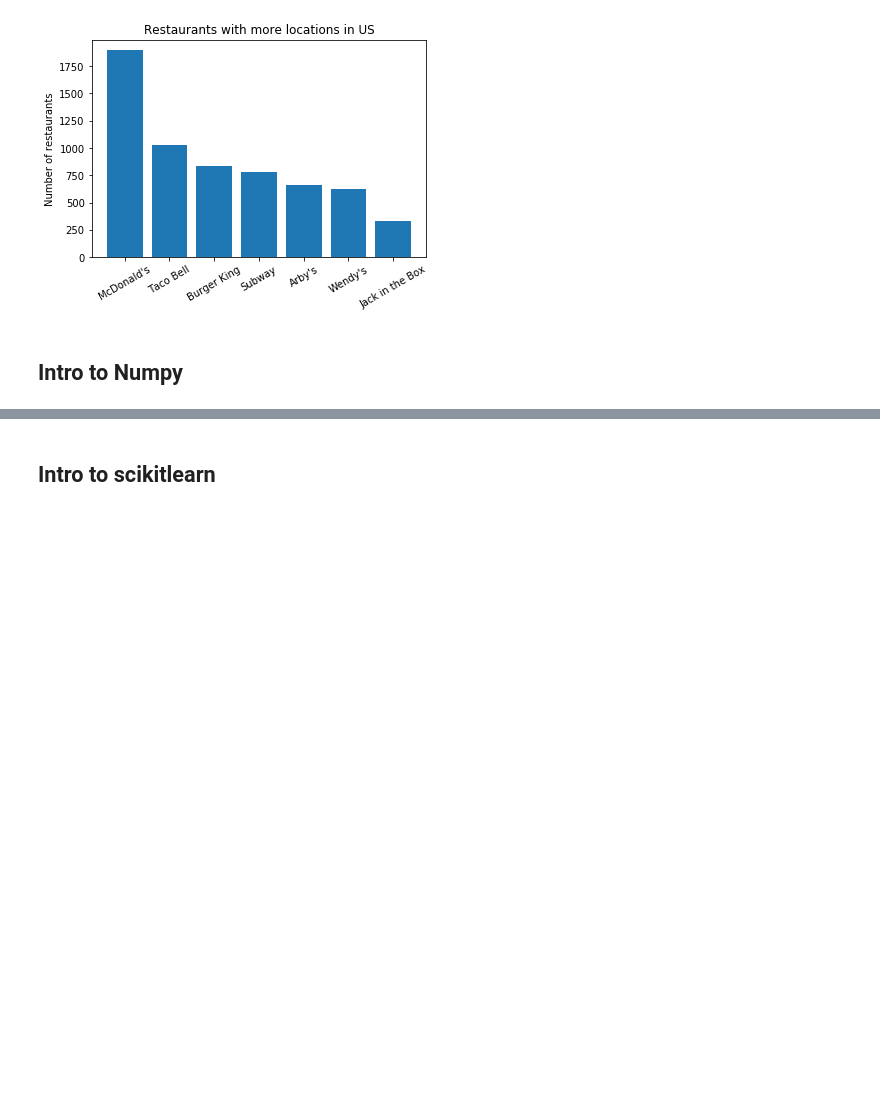
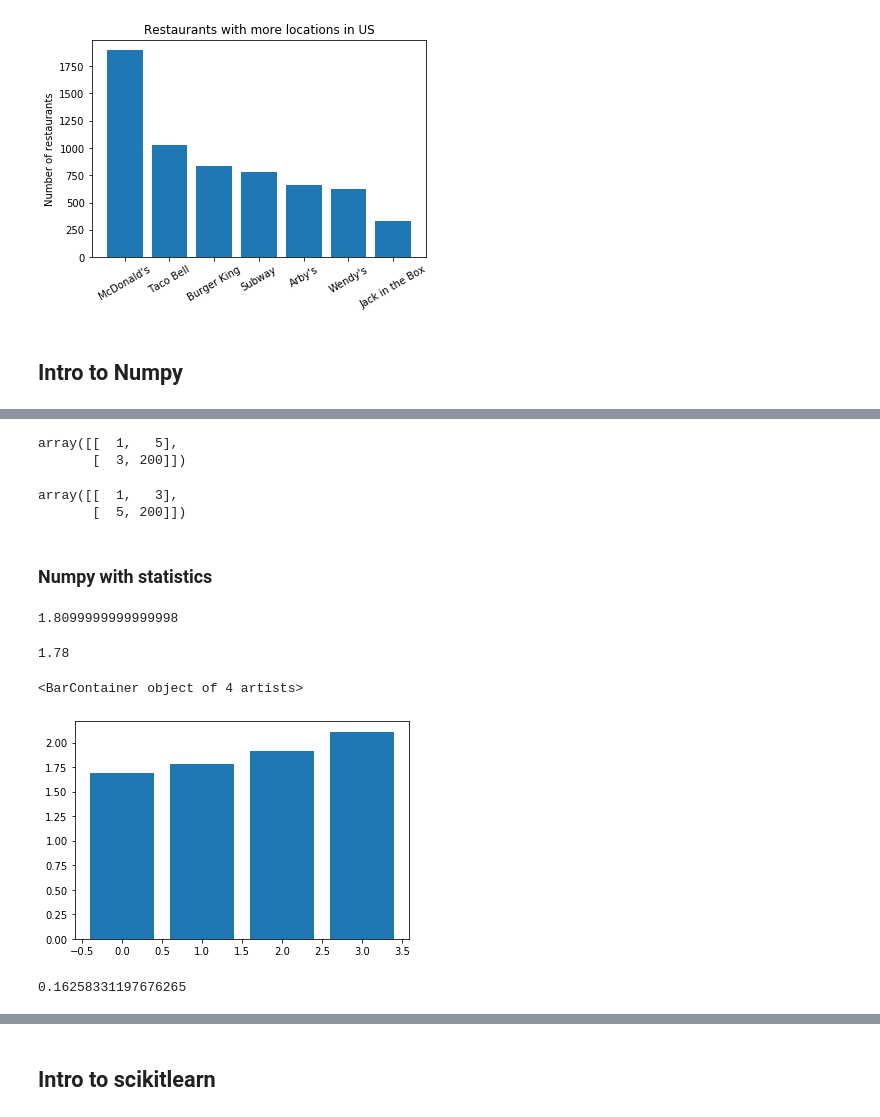
Before and after one commit to ricardopretelt/data-analysis-in-python, a Jupyter notebook: Summary of Python libraries.ipynb, the cells around one changed output, grey strips where cells are left out. Cells and saved outputs as stored; diff of their text form; code cells hidden in the pictures; blank space fills up the shorter version.

Commit message:
fix numpy section

```diff
--- a/Summary of Python libraries.ipynb
+++ b/Summary of Python libraries.ipynb
@@ -914,0 +801,47 @@ b_test_emails 0.0026
+# %%
+# If we modify the transpose, the normal is modified too
+z[1,1]=200
+z
+# %% [output]
+array([[  1,   5],
+       [  3, 200]])
+# %%
+mat_2
+# %% [output]
+array([[  1,   3],
+       [  5, 200]])
+# %% [markdown]
+### Numpy with statistics
+# %%
+person_height = np.array([1.51, 1.63, 1.77, 1.59, 1.99,
+                         1.85, 1.66, 1.83, 1.79, 1.89,
+                         2.00, 1.92, 1.75, 1.69, 2.10,
+                         1.64, 1.73, 1.73, 2.08, 1.70,
+                         1.73, 1.60, 2.09, 1.88, 1.81,
+                         1.68, 2.11, 1.73, 1.99, 1.83])
+# Mean with numpy
+np.mean(person_height, dtype=float)
+# %% [output]
+1.8099999999999998
+# %%
+# Median with numpy
+np.median(person_height)
+# %% [output]
+1.78
+# %%
+# Percentiles with numpy
+q=np.zeros(4)
+q[0]=np.percentile(person_height, 25)
+q[1]=np.percentile(person_height, 50)
+q[2]=np.percentile(person_height, 75)
+q[3]=np.percentile(person_height, 100)
+x=range(len(q))
+plt.bar(x,q)
+# %% [output]
+<BarContainer object of 4 artists>
+[figure, added]
+# %%
+# Standard deviation in numpy
+np.std(person_height)
+# %% [output]
+0.16258331197676265
```
Also changed, not shown: parts of 98 cells of this notebook, 2 other files.
